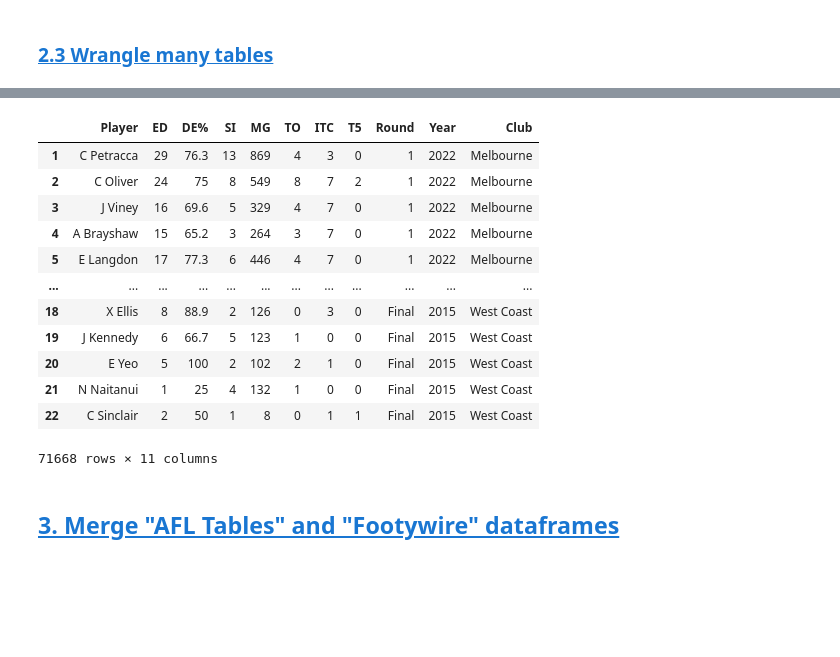
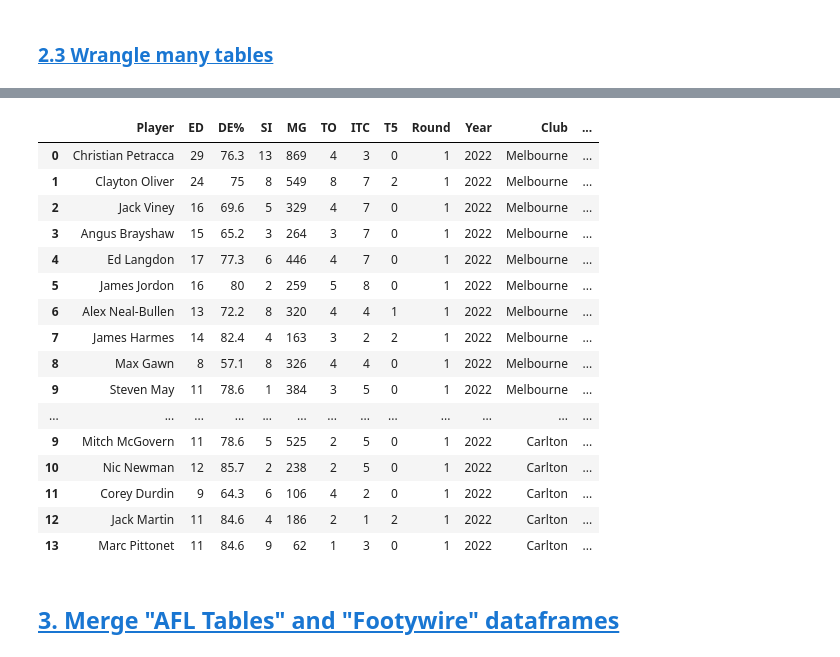
Before and after one commit to danielplottel/AFL-data-analysis, a Jupyter notebook: AFL Match Stats - Wrangling.ipynb, the cells around one changed output, grey strips where cells are left out. Drawn from its saved outputs; the diff is of its cells as text; code cells hidden in the pictures; blank space fills up the shorter version.

Commit message:
Update AFL Match Stats - Wrangling.ipynb
Updated script to add additional columns of data (Fantasy points, AFLCA votes and player field positions)

```diff
--- a/AFL Match Stats - Wrangling.ipynb
+++ b/AFL Match Stats - Wrangling.ipynb
@@ -615,8 +631,41 @@ def wrangle_fw_stats(url):
     # Keep only columns of interest (note we already have some of the statistics from AFL tables)
     combined_fw = combined_fw[['Player', 'ED', 'DE%', 'SI', 'MG', 'TO', 'ITC' , 'T5', 'Round', 'Year', 'Club']]
 
-    # Remove arrow symbols next to substitute/d players
-    combined_fw['Player'] = combined_fw['Player'].replace({' \u2197':'',' \u2199':''}, regex=True)
+#     # Remove arrow symbols next to substitute/d players
+#     combined_fw['Player'] = combined_fw['Player'].replace({' \u2197':'',' \u2199':''}, regex=True)
+
+    # Reset index
+    combined_fw.reset_index(inplace=True, drop=True)
+
+    # Get full player names using BeautifulSoup
+    response = requests.get(url)
+    soup = BeautifulSoup(response.content, 'html.parser')
+    soup_contents = soup.findAll('tr', {'class':['lightcolor','darkcolor']})
+    full_names = [x.find('a').get('title') for x in soup_contents if x.find('a') is not None]
+
+    # Replace first initial names with list of full names
+    combined_fw["Player"] = full_names
+
+    # Get Request for basic stats page
+    response = requests.get(url.strip('&advv=Y'))
+    soup = BeautifulSoup(response.content, 'html.parser')
+
+    # Get stat data
+    results = soup.find('table', {'id':'match-statistics-div'}).findAll('td', {'class':'statdata'})
+
+    # Get stat numbers only
+    results = [int(x.text) for x in results]
+
+    # Get AFL dreamteam and supercoach figures as a tuple for each player
+    results = [(x,y) for (x,y) in zip(results[15::17], results[16::17])]
+
+    # Add 0 stats for unused substitutes if necessary
+    for index, row in combined_fw.iterrows():
+        if row[1] == "Unused Substitute":
+            results.insert(index, (0,0))
+
+    # Add additional columns from basic stats page for AFL fantasy scores
+    combined_fw[['AF','SC']] = results
 
     return combined_fw
 # %%
@@ -652,19 +703,23 @@ Wall time: 1h 12min 46s
 # %%
-fw
+fw.head(60)
 # %% [output]
-|  | Player | ED | DE% | SI | MG | TO | ITC | T5 | Round | Year | Club |
-| 1 | C Petracca | 29 | 76.3 | 13 | 869 | 4 | 3 | 0 | 1 | 2022 | Melbourne |
-| 2 | C Oliver | 24 | 75 | 8 | 549 | 8 | 7 | 2 | 1 | 2022 | Melbourne |
-| 3 | J Viney | 16 | 69.6 | 5 | 329 | 4 | 7 | 0 | 1 | 2022 | Melbourne |
-| 4 | A Brayshaw | 15 | 65.2 | 3 | 264 | 3 | 7 | 0 | 1 | 2022 | Melbourne |
-| 5 | E Langdon | 17 | 77.3 | 6 | 446 | 4 | 7 | 0 | 1 | 2022 | Melbourne |
-| ... | ... | ... | ... | ... | ... | ... | ... | ... | ... | ... | ... |
-| 18 | X Ellis | 8 | 88.9 | 2 | 126 | 0 | 3 | 0 | Final | 2015 | West Coast |
-| 19 | J Kennedy | 6 | 66.7 | 5 | 123 | 1 | 0 | 0 | Final | 2015 | West Coast |
-| 20 | E Yeo | 5 | 100 | 2 | 102 | 2 | 1 | 0 | Final | 2015 | West Coast |
-| 21 | N Naitanui | 1 | 25 | 4 | 132 | 1 | 0 | 0 | Final | 2015 | West Coast |
-| 22 | C Sinclair | 2 | 50 | 1 | 8 | 0 | 1 | 1 | Final | 2015 | West Coast |
+|  | Player | ED | DE% | SI | MG | TO | ITC | T5 | Round | Year | Club | ... |
+| 0 | Christian Petracca | 29 | 76.3 | 13 | 869 | 4 | 3 | 0 | 1 | 2022 | Melbourne | ... |
+| 1 | Clayton Oliver | 24 | 75 | 8 | 549 | 8 | 7 | 2 | 1 | 2022 | Melbourne | ... |
+| 2 | Jack Viney | 16 | 69.6 | 5 | 329 | 4 | 7 | 0 | 1 | 2022 | Melbourne | ... |
+| 3 | Angus Brayshaw | 15 | 65.2 | 3 | 264 | 3 | 7 | 0 | 1 | 2022 | Melbourne | ... |
+| 4 | Ed Langdon | 17 | 77.3 | 6 | 446 | 4 | 7 | 0 | 1 | 2022 | Melbourne | ... |
+| 5 | James Jordon | 16 | 80 | 2 | 259 | 5 | 8 | 0 | 1 | 2022 | Melbourne | ... |
+| 6 | Alex Neal-Bullen | 13 | 72.2 | 8 | 320 | 4 | 4 | 1 | 1 | 2022 | Melbourne | ... |
+| 7 | James Harmes | 14 | 82.4 | 4 | 163 | 3 | 2 | 2 | 1 | 2022 | Melbourne | ... |
+| 8 | Max Gawn | 8 | 57.1 | 8 | 326 | 4 | 4 | 0 | 1 | 2022 | Melbourne | ... |
+| 9 | Steven May | 11 | 78.6 | 1 | 384 | 3 | 5 | 0 | 1 | 2022 | Melbourne | ... |
+| ... | ... | ... | ... | ... | ... | ... | ... | ... | ... | ... | ... | ... |
+| 9 | Mitch McGovern | 11 | 78.6 | 5 | 525 | 2 | 5 | 0 | 1 | 2022 | Carlton | ... |
+| 10 | Nic Newman | 12 | 85.7 | 2 | 238 | 2 | 5 | 0 | 1 | 2022 | Carlton | ... |
+| 11 | Corey Durdin | 9 | 64.3 | 6 | 106 | 4 | 2 | 0 | 1 | 2022 | Carlton | ... |
+| 12 | Jack Martin | 11 | 84.6 | 4 | 186 | 2 | 1 | 2 | 1 | 2022 | Carlton | ... |
+| 13 | Marc Pittonet | 11 | 84.6 | 9 | 62 | 1 | 3 | 0 | 1 | 2022 | Carlton | ... |
-71668 rows × 11 columns
 # %%
 # Remove string values for player that did not get on the ground, to 0
 fw = fw.replace("Unused Substitute", 0)
```
Also changed, not shown: parts of 93 cells of this notebook.
